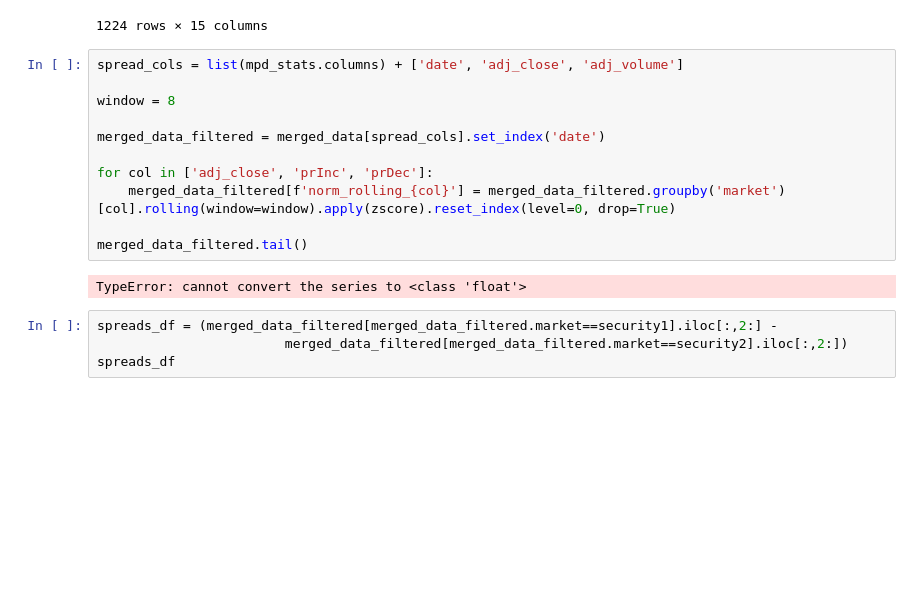
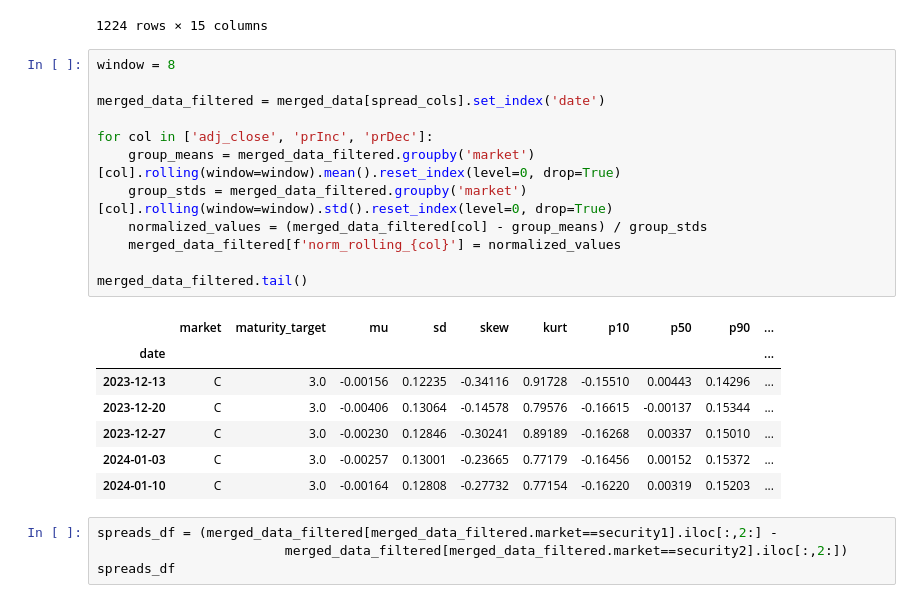
Before and after one commit to claircocoanut/iaqf-default, a Jupyter notebook: strategy/BAC CITI with correct Rolling Window.ipynb, the cells around one changed output. Drawn from its saved outputs; the diff is of its cells as text; blank space fills up the shorter version.

```diff
--- a/strategy/BAC CITI with correct Rolling Window.ipynb
+++ b/strategy/BAC CITI with correct Rolling Window.ipynb
@@ -219,18 +221,25 @@ merged_data_filtered
 | 2024-01-10 | C | 3.0 | -0.00164 | 0.12808 | -0.27732 | 0.77154 | -0.16220 | 0.00319 | 0.15203 | ... |
 1224 rows × 15 columns
 # %%
-spread_cols = list(mpd_stats.columns) + ['date', 'adj_close', 'adj_volume']
-
 window = 8
 
 merged_data_filtered = merged_data[spread_cols].set_index('date')
 
 for col in ['adj_close', 'prInc', 'prDec']:
-    merged_data_filtered[f'norm_rolling_{col}'] = merged_data_filtered.groupby('market')[col].rolling(window=window).apply(zscore).reset_index(level=0, drop=True)
+    group_means = merged_data_filtered.groupby('market')[col].rolling(window=window).mean().reset_index(level=0, drop=True)
+    group_stds = merged_data_filtered.groupby('market')[col].rolling(window=window).std().reset_index(level=0, drop=True)
+    normalized_values = (merged_data_filtered[col] - group_means) / group_stds
+    merged_data_filtered[f'norm_rolling_{col}'] = normalized_values
 
 merged_data_filtered.tail()
 # %% [output]
-TypeError: cannot convert the series to <class 'float'>
+|  | market | maturity_target | mu | sd | skew | kurt | p10 | p50 | p90 | ... |
+| date |  |  |  |  |  |  |  |  |  | ... |
+| 2023-12-13 | C | 3.0 | -0.00156 | 0.12235 | -0.34116 | 0.91728 | -0.15510 | 0.00443 | 0.14296 | ... |
+| 2023-12-20 | C | 3.0 | -0.00406 | 0.13064 | -0.14578 | 0.79576 | -0.16615 | -0.00137 | 0.15344 | ... |
+| 2023-12-27 | C | 3.0 | -0.00230 | 0.12846 | -0.30241 | 0.89189 | -0.16268 | 0.00337 | 0.15010 | ... |
+| 2024-01-03 | C | 3.0 | -0.00257 | 0.13001 | -0.23665 | 0.77179 | -0.16456 | 0.00152 | 0.15372 | ... |
+| 2024-01-10 | C | 3.0 | -0.00164 | 0.12808 | -0.27732 | 0.77154 | -0.16220 | 0.00319 | 0.15203 | ... |
 # %%
 spreads_df = (merged_data_filtered[merged_data_filtered.market==security1].iloc[:,2:] -
                         merged_data_filtered[merged_data_filtered.market==security2].iloc[:,2:])
```
Also changed, not shown: parts of 5 cells of this notebook.
